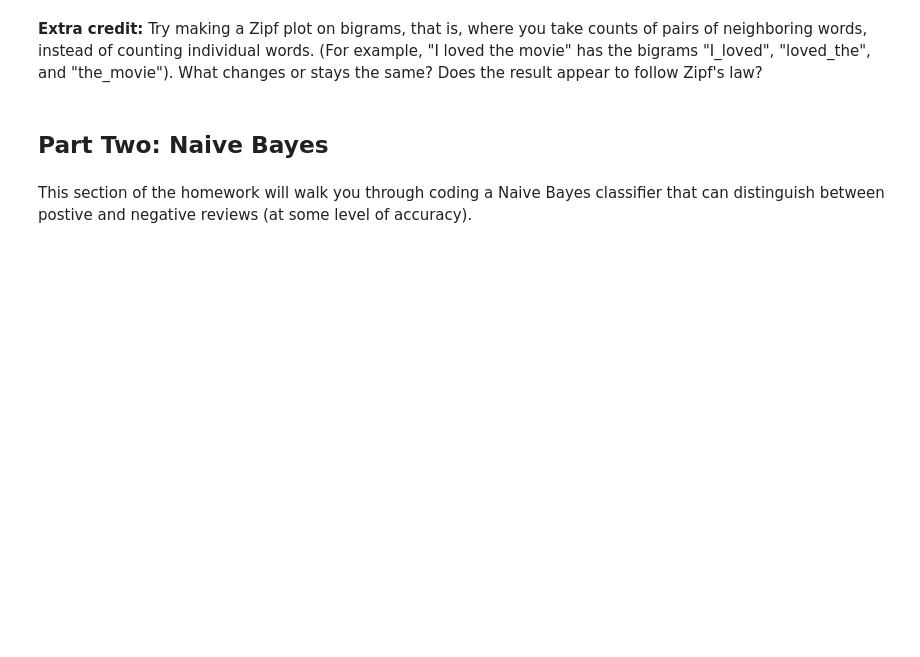
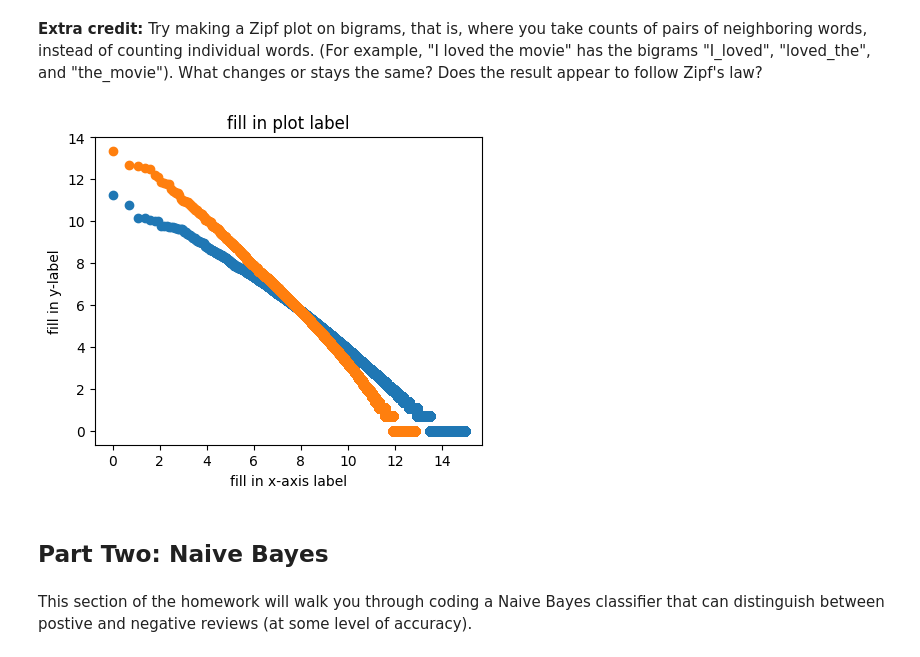
Before and after one commit to ZChenW/cs485_HW, a Jupyter notebook: hw1/hw1.ipynb, the cells around one changed output. Saved outputs shown, nothing was run; the diff lists cells and outputs as text; code cells hidden in the pictures; blank space fills up the shorter version.

```diff
--- a/hw1/hw1.ipynb
+++ b/hw1/hw1.ipynb
@@ -356,5 +361,29 @@ make_graph(word_counts)
 # %% [markdown]
 **Extra credit:**  Try making a Zipf plot on bigrams, that is, where you take counts of pairs of neighboring words, instead of counting individual words.  (For example, "I loved the movie" has the bigrams "I_loved", "loved_the", and "the_movie").  What changes or stays the same?  Does the result appear to follow Zipf's law?
+# %%
+def pair_tokenize(doc):
+    token = doc.split()
+    lowered_tokens = list(map(lambda t: t.lower(), token))
+    pair_token = [lowered_tokens[i] + "_" + lowered_tokens[i+1] for i in range(len(token) - 1)]
+    return pair_token
+
+word_counts_1 = Counter() # Counters are often useful for NLP in python. Similar to dicts (you can also use those)
+pair_counts = Counter()
+
+for label in [POS_LABEL, NEG_LABEL]:
+    for directory in [TRAIN_DIR, TEST_DIR]:
+        for fn in glob.glob(directory + "/" + label + "/*.txt"):
+            doc = open(fn, 'r', encoding='utf8') # Open the file with UTF-8 encoding
+            text = doc.read()
+            bow_1 = tokenize_doc(text)
+            word_counts_1.update(bow_1)
+            pair_counts.update(pair_tokenize(text))
+            doc.close()
+
+make_graph(pair_counts)
+make_graph(word_counts_1)
+# %% [output]
+[figure, added]
 # %% [markdown]
 ## Part Two: Naive Bayes
 # %% [markdown]
```
Also changed, not shown: parts of 4 cells of this notebook, 3 other files.
